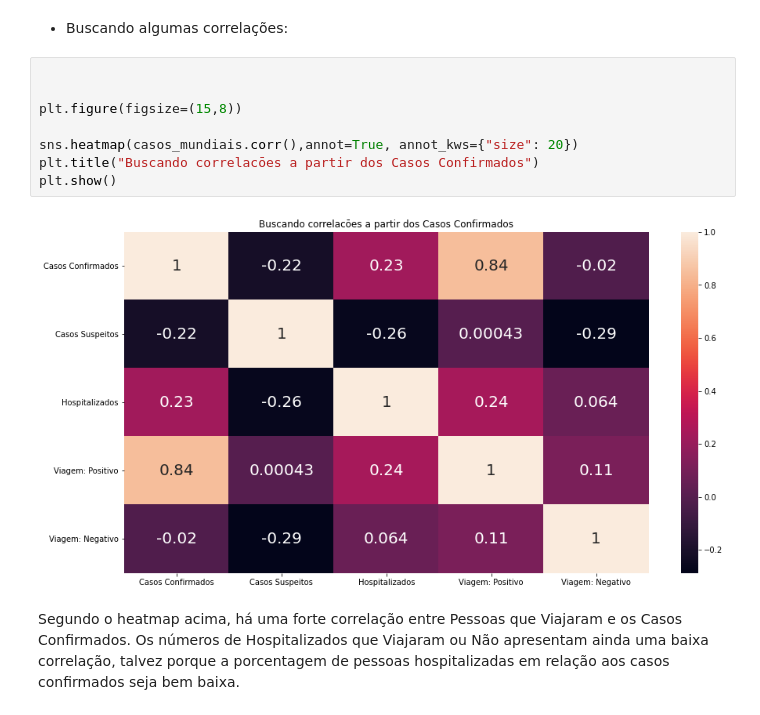
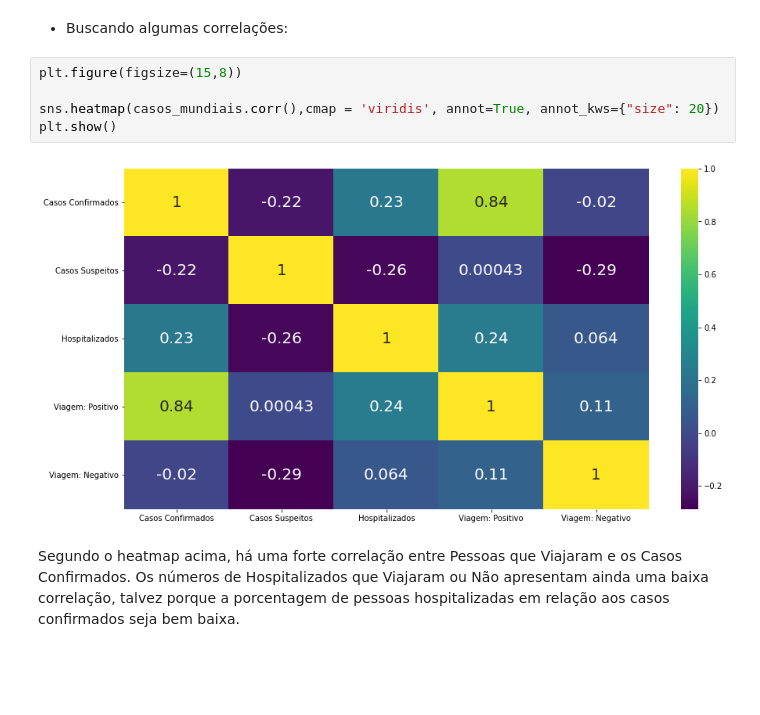
Before and after one commit to samaramms/MonkeypoxTraining, a Jupyter notebook: Monkeypox_Training.ipynb, the cells around one changed output. Saved outputs shown, nothing was run; the diff lists cells and outputs as text; blank space fills up the shorter version.

```diff
--- a/Monkeypox_Training.ipynb
+++ b/Monkeypox_Training.ipynb
@@ -282,15 +279,12 @@ A baixa porcentagem de pessoas hospitalizadas pode nos dizer que a maioria das p
 # %% [markdown]
 * Buscando algumas correlações:
 # %%
-
-
 plt.figure(figsize=(15,8))
 
-sns.heatmap(casos_mundiais.corr(),annot=True, annot_kws={"size": 20})
-plt.title("Buscando correlacōes a partir dos Casos Confirmados")
+sns.heatmap(casos_mundiais.corr(),cmap = 'viridis', annot=True, annot_kws={"size": 20})
 plt.show()
 # %% [output]
-[figure, old version]
+[figure, new version]
 # %% [markdown]
 Segundo o heatmap acima, há uma forte correlação entre Pessoas que Viajaram e os Casos Confirmados. Os números de Hospitalizados que Viajaram ou Não apresentam ainda uma baixa correlação, talvez porque a porcentagem de pessoas hospitalizadas em relação aos casos confirmados seja bem baixa.
 # %%
```
Also changed, not shown: parts of 2 cells of this notebook.
